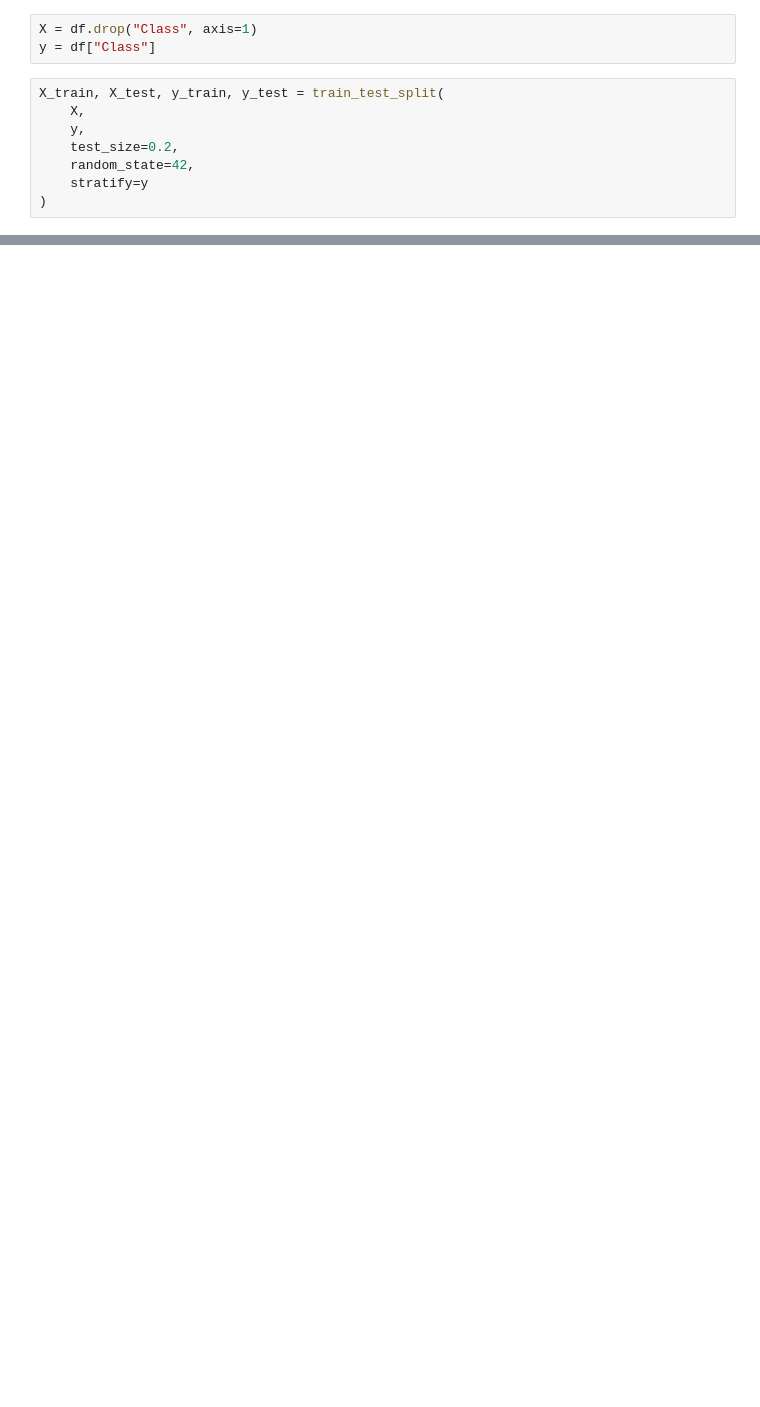
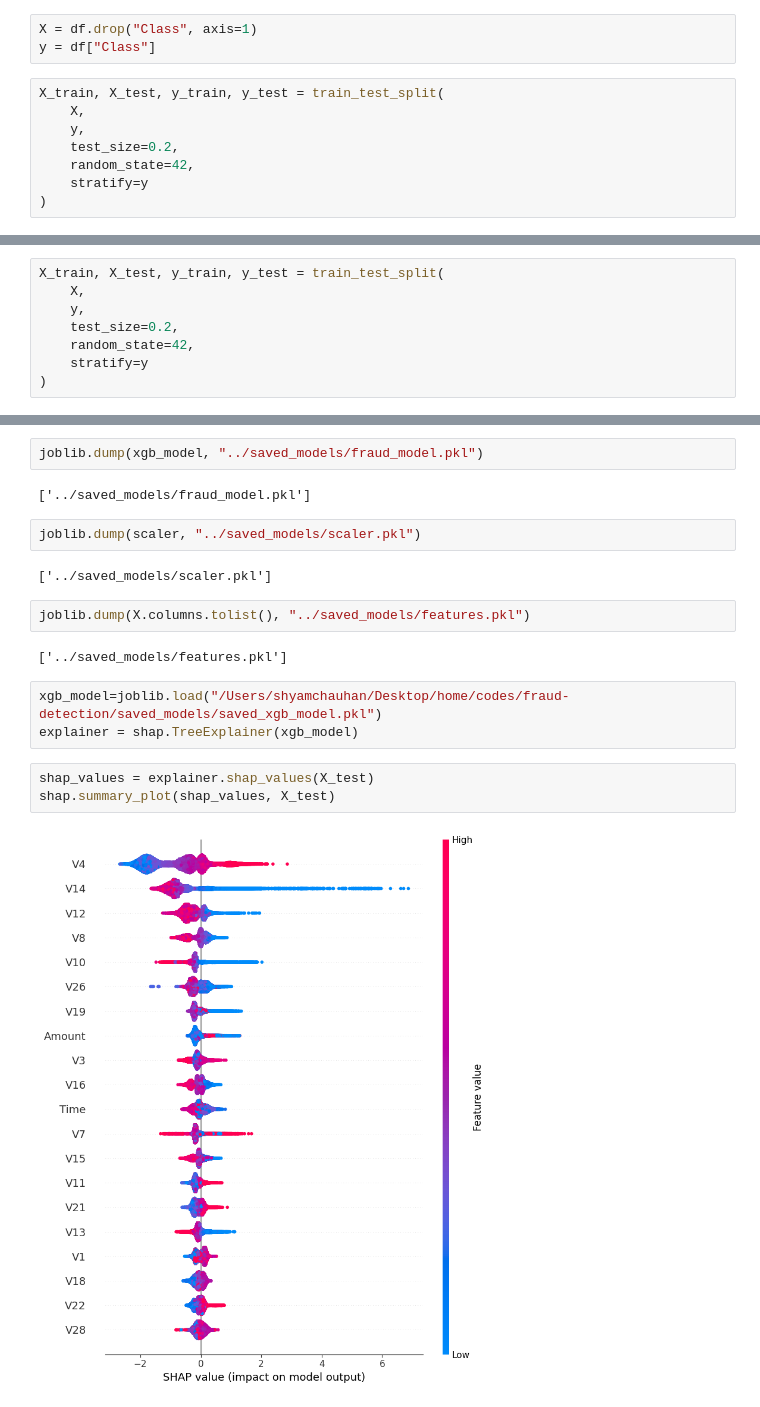
Before and after one commit to ShyamChauhann/intelligent-fraud-detection-and-risk-scoring-system, a Jupyter notebook: notebooks/01_data_exploration.ipynb, the cells around one changed output, grey strips where cells are left out. Cells and saved outputs as stored; diff of their text form; blank space fills up the shorter version.

```diff
--- a/notebooks/01_data_exploration.ipynb
+++ b/notebooks/01_data_exploration.ipynb
@@ -41,0 +140,8 @@ X_train, X_test, y_train, y_test = train_test_split(
+# %%
+X_train, X_test, y_train, y_test = train_test_split(
+    X,
+    y,
+    test_size=0.2,
+    random_state=42,
+    stratify=y
+)
@@ -41,0 +332,20 @@ X_train, X_test, y_train, y_test = train_test_split(
+# %%
+joblib.dump(xgb_model, "../saved_models/fraud_model.pkl")
+# %% [output]
+['../saved_models/fraud_model.pkl']
+# %%
+joblib.dump(scaler, "../saved_models/scaler.pkl")
+# %% [output]
+['../saved_models/scaler.pkl']
+# %%
+joblib.dump(X.columns.tolist(), "../saved_models/features.pkl")
+# %% [output]
+['../saved_models/features.pkl']
+# %%
+xgb_model=joblib.load("/Users/shyamchauhan/Desktop/home/codes/fraud-detection/saved_models/saved_xgb_model.pkl")
+explainer = shap.TreeExplainer(xgb_model)
+# %%
+shap_values = explainer.shap_values(X_test)
+shap.summary_plot(shap_values, X_test)
+# %% [output]
+[figure, added]
```
Also changed, not shown: parts of 49 cells of this notebook, 11 other files.
